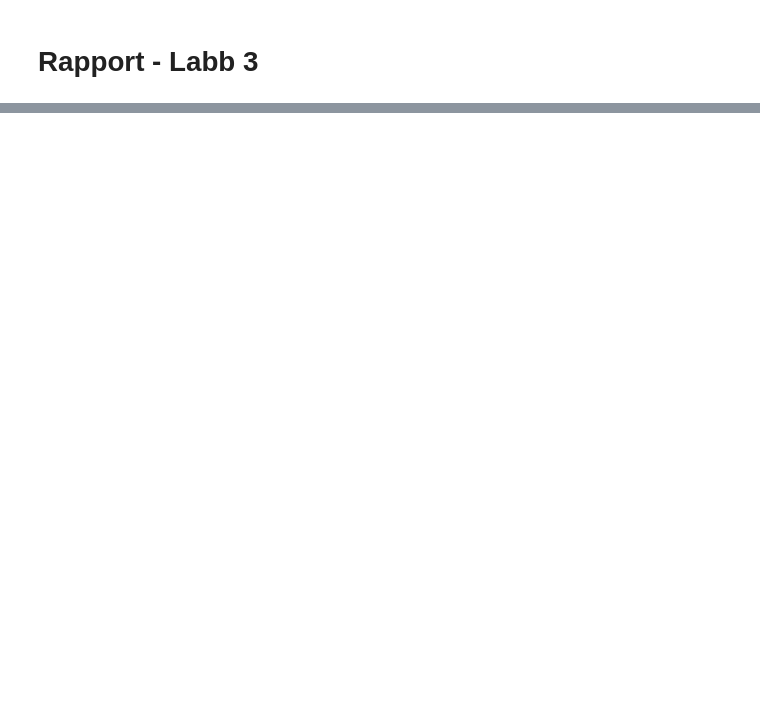
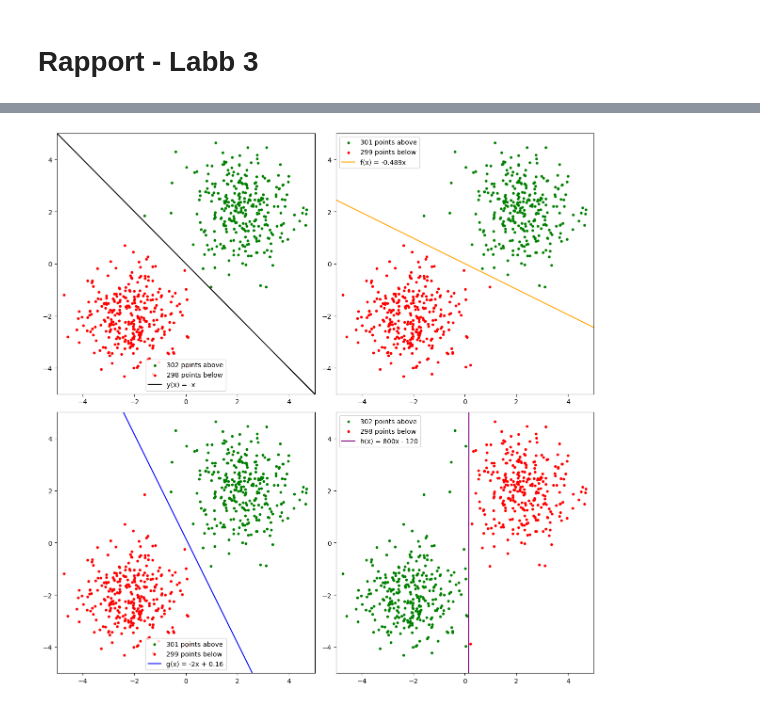
Before and after one commit to marx126/python-programming-IAN-GAGLIARDI, a Jupyter notebook: Labs/Laboration 3 - Linjär Klassificering/Rapport.ipynb, the cells around one changed output, grey strips where cells are left out. Cells and saved outputs as stored; diff of their text form; code cells hidden in the pictures; blank space fills up the shorter version.

```diff
--- a/Labs/Laboration 3 - Linjär Klassificering/Rapport.ipynb
+++ b/Labs/Laboration 3 - Linjär Klassificering/Rapport.ipynb
@@ -6,9 +6,3 @@ import numpy as np
 import matplotlib.pyplot as plt
 # %%
 labelled_data = pd.read_csv('labelled_data.csv', header=None)
-# %%
-x = np.linspace(-5, 5)
-y_line = -x
-f_line = -0.489 * x
-g_line = -2 * x + 0.16
-h_line = 800 * x - 120
@@ -137,0 +33,38 @@ plt.show()
+# %%
+
+
+# Function to plot the classification for a given axis
+def plot_classification(ax, data, x_range, line_info):
+    """Plots the classified data points and the separation line on an axis."""
+    line_y = line_info['func'](x_range)
+
+    # Interpolate the line at the x-coordinates of the data
+    line_y_interpolated = np.interp(data[0], x_range, line_y)
+
+    # Split the data into points above and below the line
+    above = data[data[1] > line_y_interpolated]
+    below = data[data[1] <= line_y_interpolated]
+
+    # Plot the points
+    ax.scatter(above[0], above[1], color='green', s=10, label=f"{len(above)} points above")
+    ax.scatter(below[0], below[1], color='red', s=10, label=f"{len(below)} points below")
+
+    # Plot the line
+    ax.plot(x_range, line_y, color=line_info['color'], label=line_info['label'])
+
+    # Configure the plot
+    ax.set_xlim(-5, 5)
+    ax.set_ylim(-5, 5)
+    ax.legend()
+
+# Create the figure and subplots
+fig, axs = plt.subplots(2, 2, figsize=(12, 12))
+
+# Iterate through the lines and axes to plot
+for ax, line_info in zip(axs.flat, lines):
+    plot_classification(ax, labelled_data, x_range, line_info)
+# Show the plot
+plt.tight_layout()
+plt.show()
+# %% [output]
+[figure, added]
```
Also changed, not shown: parts of 13 cells of this notebook.
